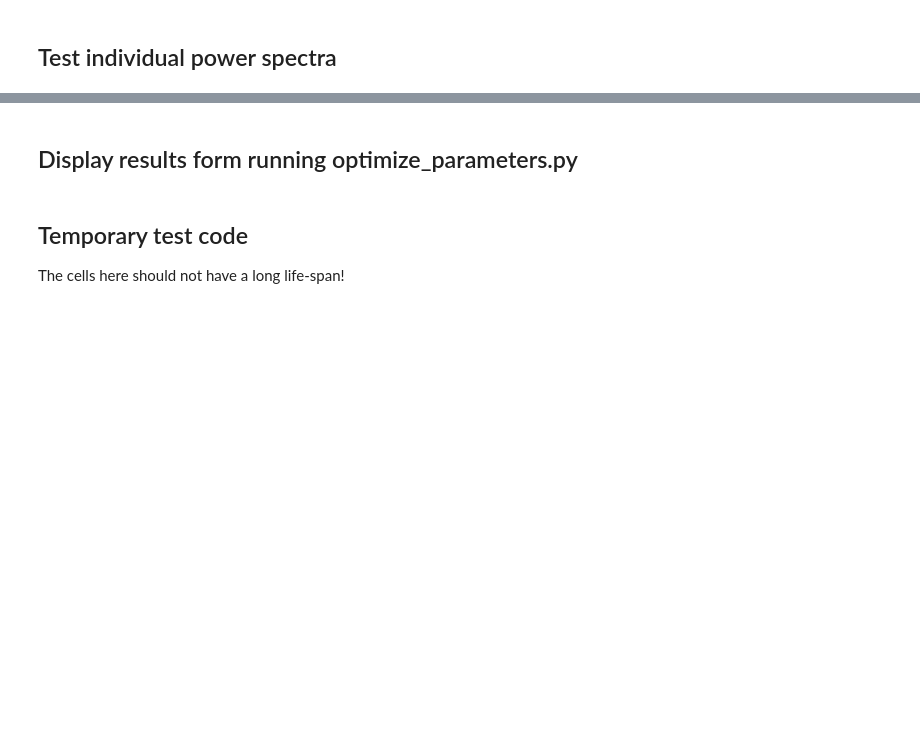
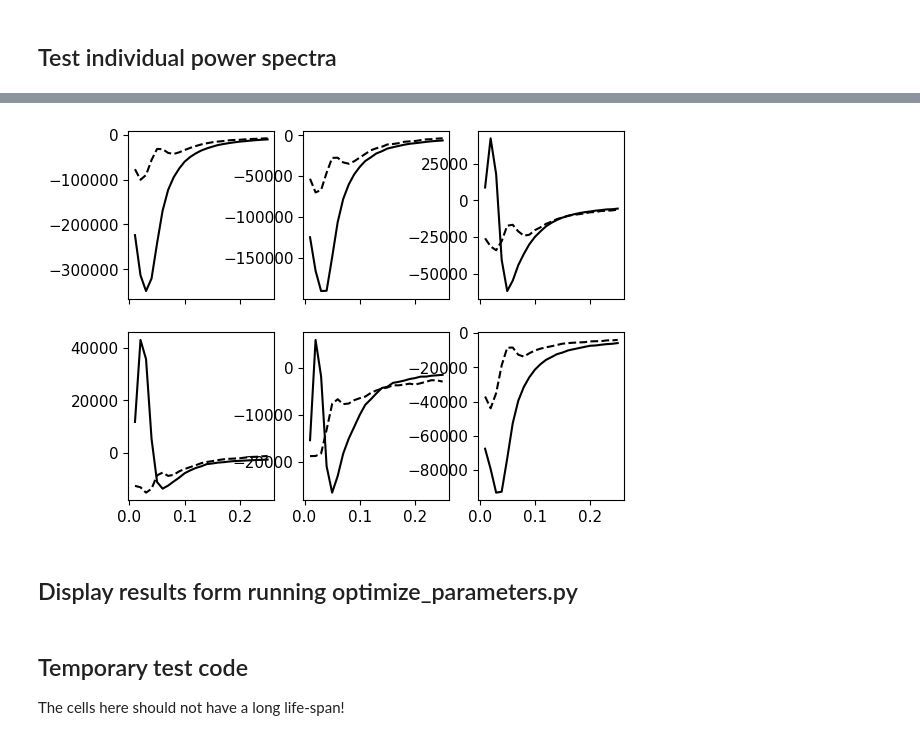
Before and after one commit to jadamo/spherex_emu, a Jupyter notebook: notebooks/Test-Network.ipynb, the cells around one changed output, grey strips where cells are left out. Cells and saved outputs as stored; diff of their text form; code cells hidden in the pictures; blank space fills up the shorter version.

```diff
--- a/notebooks/Test-Network.ipynb
+++ b/notebooks/Test-Network.ipynb
@@ -363,3 +325,20 @@ torch.Size([2, 1, 2, 25])
+# %%
+# check that two sets of parameters give different results
+
+idx1 = np.random.randint(len(test_data))
+idx2 = np.random.randint(len(test_data))
+
+pk_1 = emulator.get_power_spectra(test_data[idx1][0])
+pk_2 = emulator.get_power_spectra(test_data[idx2][0])
+diff = pk_1 - pk_2
+
+fig, axs = plt.subplots(emulator.num_zbins, emulator.num_spectra, sharex=True)
+for z in range(emulator.num_zbins):
+    for s in range(emulator.num_spectra):
+        axs[z,s].plot(k, diff[z,s,0,:], c="black")
+        axs[z,s].plot(k, diff[z,s,1,:], c="black", ls="--")
+# %% [output]
+[figure, added]
 # %% [markdown]
 ## Display results form running optimize_parameters.py
 # %%
```
Also changed, not shown: parts of 15 cells of this notebook, 17 other files.
